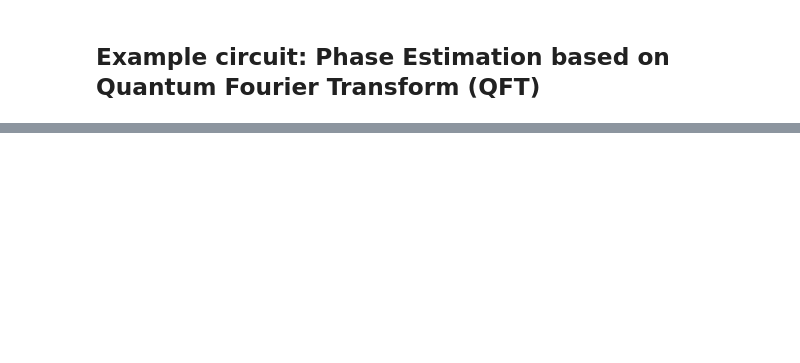
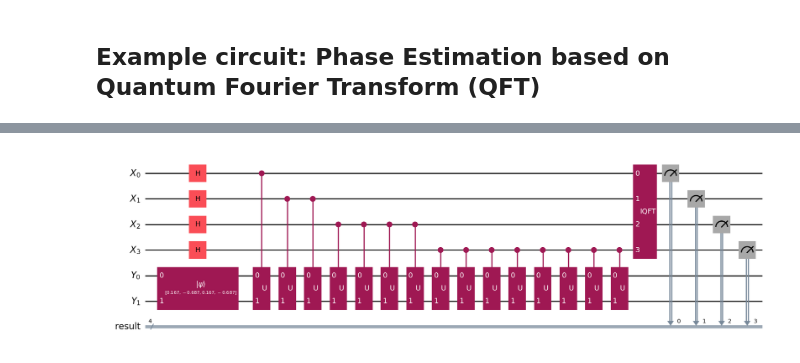
Before and after one commit to Rodri-rf/Quantum-Computing-Playground, a Jupyter notebook: Basic_qiskit_functionality/a_mess_of_backends_and_simulators.ipynb, the cells around one changed output, grey strips where cells are left out. Drawn from its saved outputs; the diff is of its cells as text; code cells hidden in the pictures; blank space fills up the shorter version.

```diff
--- a/Basic_qiskit_functionality/a_mess_of_backends_and_simulators.ipynb
+++ b/Basic_qiskit_functionality/a_mess_of_backends_and_simulators.ipynb
@@ -193,0 +197,32 @@ plot_histogram(counts, title='QPE counts', figsize=(8,6), bar_labels=False)
+# %%
+from qiskit import QuantumCircuit, QuantumRegister, ClassicalRegister
+
+num_ancilla = 4
+num_qubits = 2
+t = 1
+H = construct_hamiltonian(generate_random_hamiltonian(num_qubits=num_qubits, num_terms=4))
+U = exponentiate_hamiltonian(H, time=t)
+eigenvalues, eigenvectors = get_eigenvalues_vectors(H)
+# ground state is the eigenvector corresponding to the smallest eigenvalue
+ground_eigenstate = eigenvectors[:, np.argmin(eigenvalues)]
+
+control = QuantumRegister(num_ancilla, name="X")
+target = QuantumRegister(num_qubits, name="Y")
+result = ClassicalRegister(num_ancilla, name="result")
+qc = QuantumCircuit(control, target, result)
+# Step 1: Apply Hadamard gates to control qubits
+qc.h(control)
+# initialize target qubits in the ground state
+qc.initialize(ground_eigenstate, target)
+U_gate = UnitaryGate(U, label="U")  # Convert to UnitaryGate
+
+for index, qubit in enumerate(control):
+
+    controlled_U = U_gate.control(1)  # Controlled version of U
+    for _ in range(2**index):
+        qc.append(controlled_U, [qubit] + target[:])   # Apply CU^(2^k)
+qc.append(QFT(num_ancilla, inverse=True), control)
+qc.measure(control, result)
+qc.draw("mpl")
+# %% [output]
+[figure, added]
```
Also changed, not shown: parts of 10 cells of this notebook, 2 other files.
